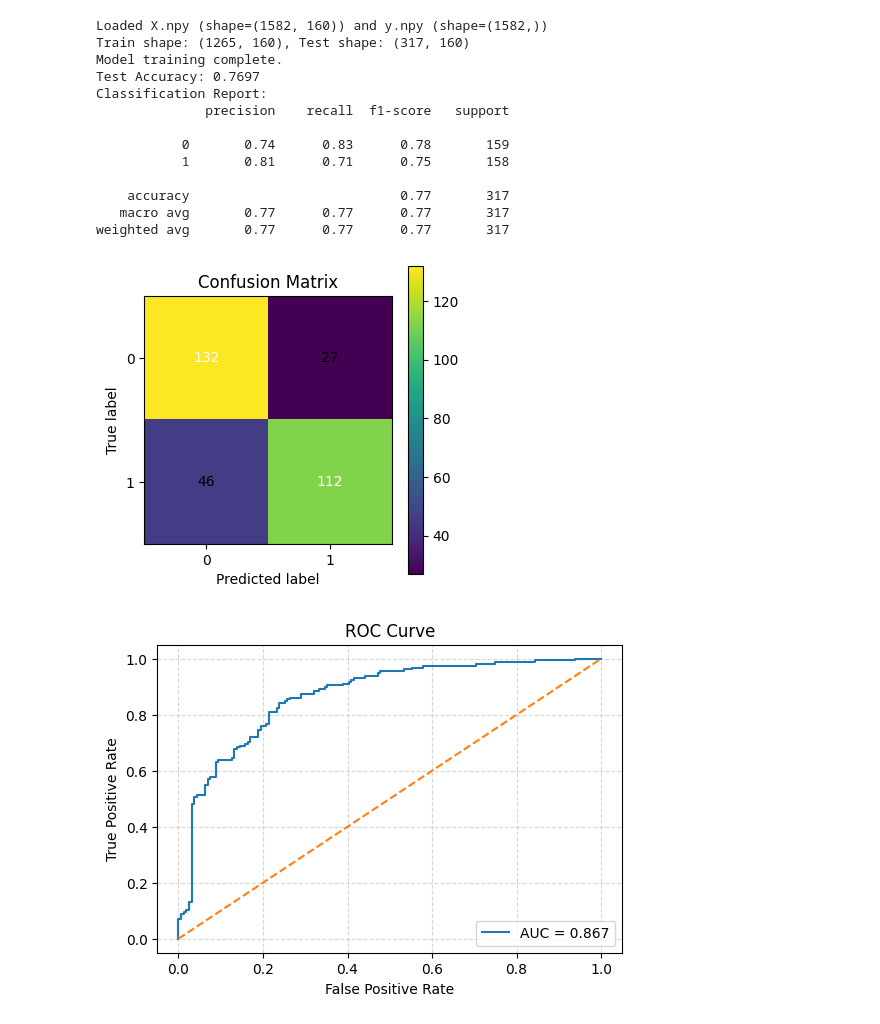
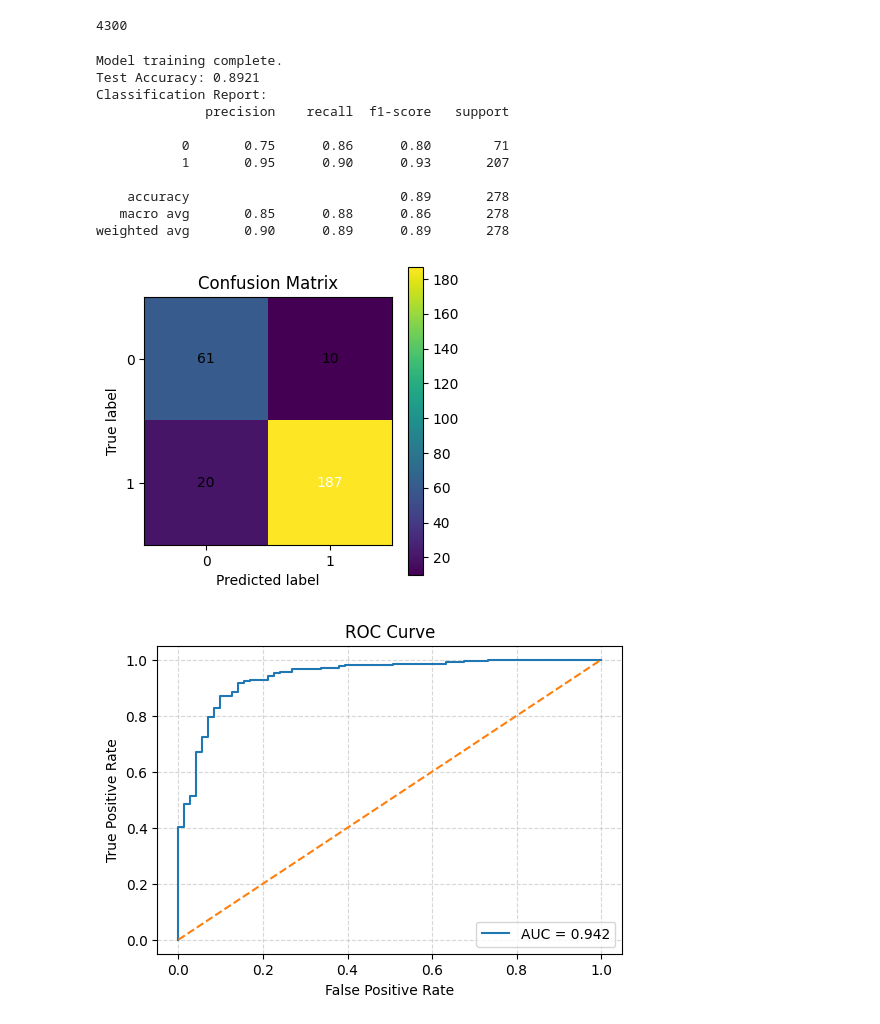
Before and after one commit to j-b-cox/HAB-F-Capstone, a Jupyter notebook: GLERL_GT/LogReg.ipynb, the cells around one changed output. Cells and saved outputs as stored; diff of their text form; code cells hidden in the pictures.

```diff
--- a/GLERL_GT/LogReg.ipynb
+++ b/GLERL_GT/LogReg.ipynb
@@ -0,0 +9,2 @@
+# %%
+training_data_filename = './training_data_PACE.npy'
@@ -1,7 +178,8 @@
+# %%
+len(X_train[0])
+# %% [output]
+4300
 # %%
-import os
-import numpy as np
-
 # Attempt to import sklearn; if not installed, prompt user
 try:
     from sklearn.model_selection import train_test_split
@@ -11,52 +189,6 @@ try:
 except ImportError as e:
     raise ImportError("scikit-learn is required for this cell. Please install it (e.g., `pip install scikit-learn`).") from e
 
-import matplotlib.pyplot as plt
-
-# Load or construct X and y
-if os.path.exists("X.npy") and os.path.exists("y.npy"):
-    X = np.load("X.npy")
-    y = np.load("y.npy")
-    print(f"Loaded X.npy (shape={X.shape}) and y.npy (shape={y.shape})")
-else:
-    # Fallback: load training_data.npy and construct X, y
-    file_path = "training_data.npy"
-    if not os.path.exists(file_path):
-        raise FileNotFoundError(f"Neither X.npy/y.npy nor {file_path} found in current directory.")
-    data = np.load(file_path, allow_pickle=True)
-    print(f"Loaded {len(data)} entries from {file_path}; constructing X and y...")
-    # infer feature size from first entry
-    first_entry = data[0]
-    if len(first_entry) < 3 or not isinstance(first_entry[2], np.ndarray):
-        raise ValueError("Unexpected entry format in training_data.npy")
-    n_features = first_entry[2].size
-    n_samples = len(data)
-    X = np.zeros((n_samples, n_features), dtype=float)
-    y = np.zeros(n_samples, dtype=int)
-    for idx, entry in enumerate(data):
-        _, labels, patch_flat = entry
-        # Features: flatten and replace NaN
-        arr = np.nan_to_num(patch_flat, nan=0.0)
-        if arr.size != n_features:
-            raise ValueError(f"Inconsistent feature size at index {idx}: {arr.size} vs expected {n_features}")
-        X[idx, :] = arr
-        # Label: total microcystin > 0.1 µg/L
-        if labels is None or len(labels) < 2:
-            total = 0.0
-        else:
-            part = labels[0] if not np.isnan(labels[0]) else 0.0
-            diss = labels[1] if not np.isnan(labels[1]) else 0.0
-            total = part + diss
-        y[idx] = 1 if total > 0.1 else 0
-    print(f"Constructed X (shape={X.shape}) and y (distribution: {np.bincount(y)})")
-    # Optionally save for future use
-    np.save("X.npy", X)
-    np.save("y.npy", y)
-    print("Saved X.npy and y.npy for future runs.")
-
-# Split into train/test
-X_train, X_test, y_train, y_test = train_test_split(X, y, test_size=0.2, random_state=42, stratify=y)
-print(f"Train shape: {X_train.shape}, Test shape: {X_test.shape}")
 
 # Feature scaling
 scaler = StandardScaler()
@@ -65,7 +197,11 @@ X_test_scaled = scaler.transform(X_test)
 
 # Train logistic regression
 # For high-dimensional data, use solver='saga' or 'liblinear'; adjust max_iter as needed
-model = LogisticRegression(solver='saga', max_iter=1000, random_state=42)
+model = LogisticRegression(
+    solver='saga',
+    max_iter=10000,
+    class_weight = 'balanced',
+    random_state=42)
 model.fit(X_train_scaled, y_train)
 print("Model training complete.")
 
@@ -91,40 +227,38 @@ plt.yticks([0, 1])
 thresh = cm.max() / 2
 for i in range(cm.shape[0]):
     for j in range(cm.shape[1]):
         plt.text(j, i, str(cm[i, j]), ha="center", va="center",
                  color="white" if cm[i, j] > thresh else "black")
 plt.show()
 
 # ROC curve
 # Only if both classes present in test set
 if len(np.unique(y_test)) == 2:
     y_prob = model.predict_proba(X_test_scaled)[:, 1]
     fpr, tpr, _ = roc_curve(y_test, y_prob)
     roc_auc = auc(fpr, tpr)
     plt.figure(figsize=(6, 4))
     plt.plot(fpr, tpr, label=f"AUC = {roc_auc:.3f}")
     plt.plot([0, 1], [0, 1], linestyle='--')
     plt.xlabel("False Positive Rate")
     plt.ylabel("True Positive Rate")
     plt.title("ROC Curve")
     plt.legend(loc="lower right")
     plt.grid(True, ls='--', alpha=0.5)
     plt.show()
 else:
     print("Cannot plot ROC: only one class present in y_test.")
 # %% [output]
-Loaded X.npy (shape=(1582, 160)) and y.npy (shape=(1582,))
-Train shape: (1265, 160), Test shape: (317, 160)
 Model training complete.
-Test Accuracy: 0.7697
+Test Accuracy: 0.8921
 Classification Report:
               precision    recall  f1-score   support
 
-           0       0.74      0.83      0.78       159
-           1       0.81      0.71      0.75       158
+           0       0.75      0.86      0.80        71
+           1       0.95      0.90      0.93       207
 
-    accuracy                           0.77       317
-   macro avg       0.77      0.77      0.77       317
-weighted avg       0.77      0.77      0.77       317
+    accuracy                           0.89       278
+   macro avg       0.85      0.88      0.86       278
+weighted avg       0.90      0.89      0.89       278
-[figure, old version]
+[figure, new version]
-[figure, old version]
+[figure, new version]
```
Also changed, not shown: parts of 7 cells of this notebook, 36 other files.
